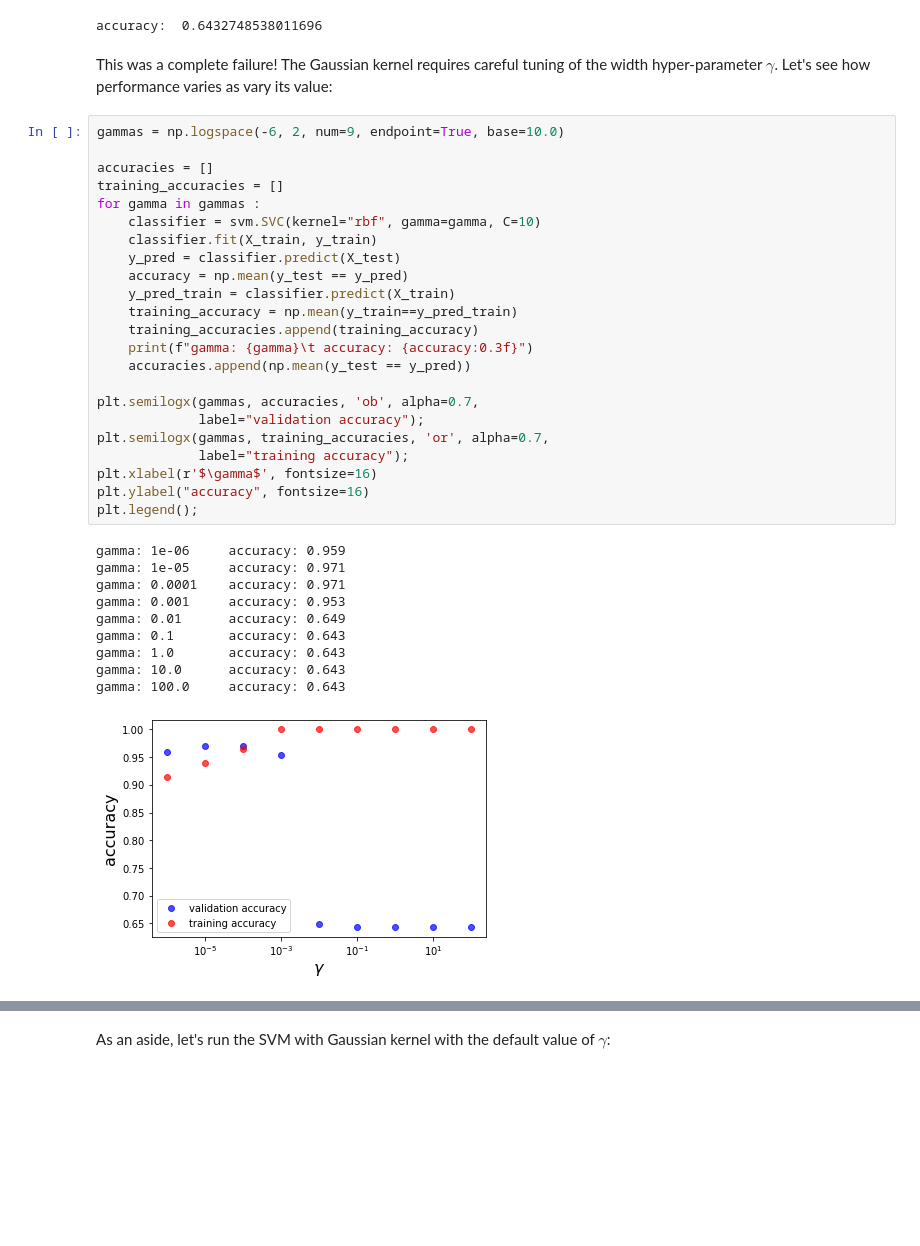
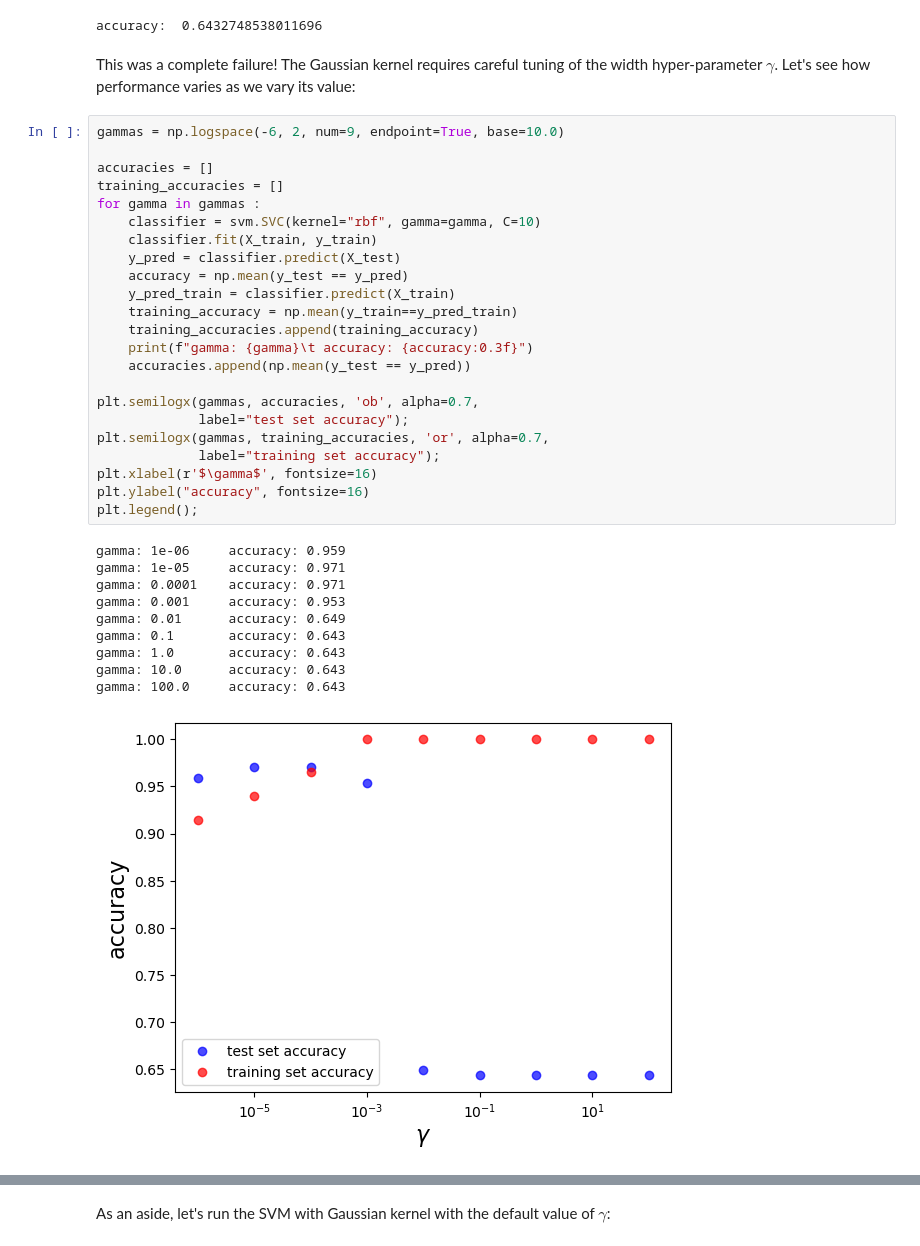
Before and after one commit to asabenhur/CS345, a Jupyter notebook: fall23/notebooks/module04_03_kernels.ipynb, the cells around one changed output, grey strips where cells are left out. Saved outputs shown, nothing was run; the diff lists cells and outputs as text; blank space fills up the shorter version.

```diff
--- a/fall23/notebooks/module04_03_kernels.ipynb
+++ b/fall23/notebooks/module04_03_kernels.ipynb
@@ -431,41 +431,41 @@ print('accuracy: ', np.mean(y_test == y_pred))
 # %% [output]
 accuracy:  0.6432748538011696
 # %% [markdown]
-This was a complete failure! The Gaussian kernel requires careful tuning of the width hyper-parameter $\gamma$.  Let's see how performance varies as vary its value:
+This was a complete failure! The Gaussian kernel requires careful tuning of the width hyper-parameter $\gamma$.  Let's see how performance varies as we vary its value:
 # %%
 gammas = np.logspace(-6, 2, num=9, endpoint=True, base=10.0)
 
 accuracies = []
 training_accuracies = []
 for gamma in gammas :
     classifier = svm.SVC(kernel="rbf", gamma=gamma, C=10)
     classifier.fit(X_train, y_train)
     y_pred = classifier.predict(X_test)
     accuracy = np.mean(y_test == y_pred)
     y_pred_train = classifier.predict(X_train)
     training_accuracy = np.mean(y_train==y_pred_train)
     training_accuracies.append(training_accuracy)
     print(f"gamma: {gamma}\t accuracy: {accuracy:0.3f}")
     accuracies.append(np.mean(y_test == y_pred))
 
 plt.semilogx(gammas, accuracies, 'ob', alpha=0.7,
-             label="validation accuracy");
+             label="test set accuracy");
 plt.semilogx(gammas, training_accuracies, 'or', alpha=0.7,
-             label="training accuracy");
+             label="training set accuracy");
 plt.xlabel(r'$\gamma$', fontsize=16)
 plt.ylabel("accuracy", fontsize=16)
 plt.legend();
 # %% [output]
 gamma: 1e-06     accuracy: 0.959
 gamma: 1e-05     accuracy: 0.971
 gamma: 0.0001    accuracy: 0.971
 gamma: 0.001     accuracy: 0.953
 gamma: 0.01      accuracy: 0.649
 gamma: 0.1       accuracy: 0.643
 gamma: 1.0       accuracy: 0.643
 gamma: 10.0      accuracy: 0.643
 gamma: 100.0     accuracy: 0.643
-[figure, old version]
+[figure, new version]
 # %%
 from sklearn.preprocessing import StandardScaler
 from sklearn.pipeline import Pipeline
```
Also changed, not shown: parts of 15 cells of this notebook.
